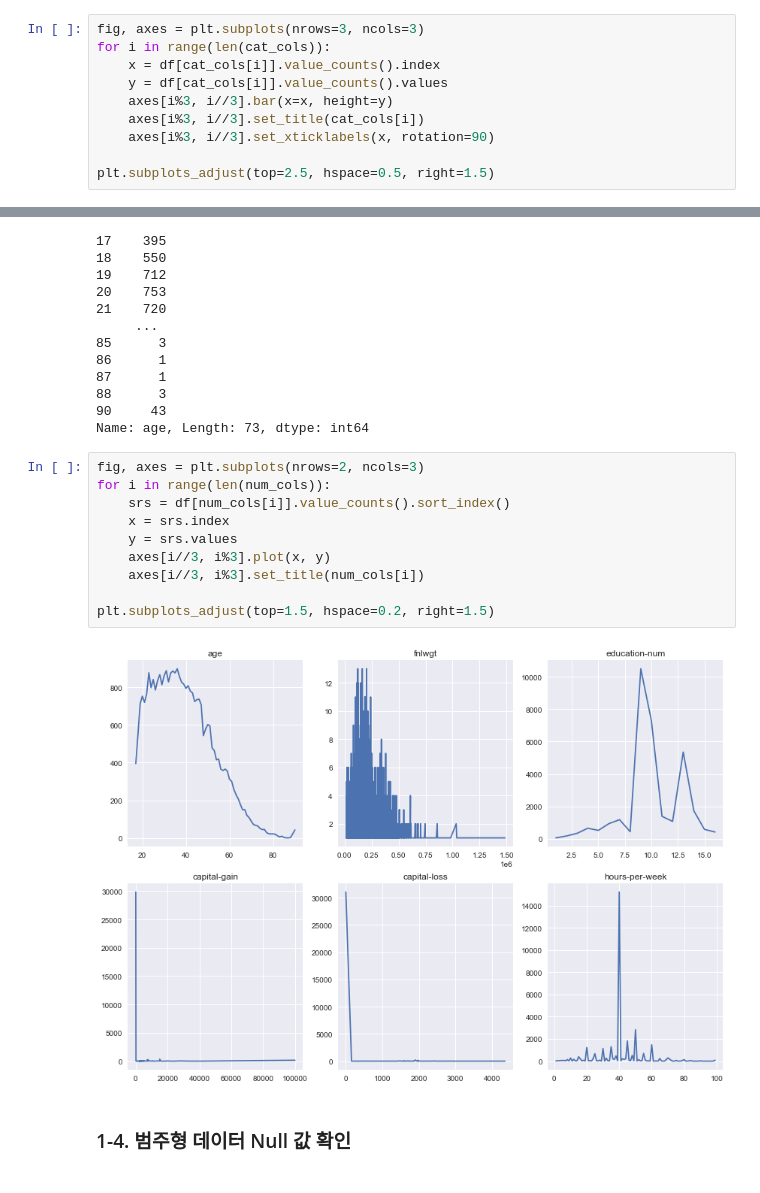
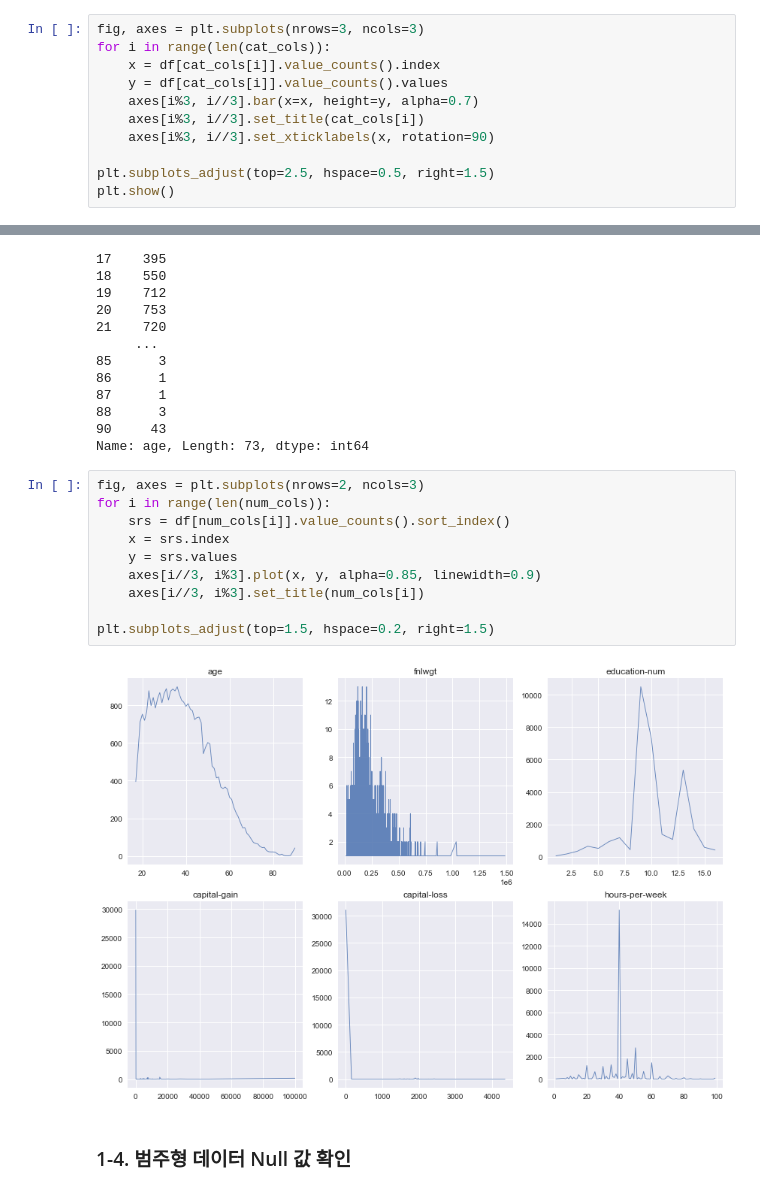
Before and after one commit to sw-song/py_finance_practice, a Jupyter notebook: history/14/predict_income.ipynb, the cells around one changed output, grey strips where cells are left out. Drawn from its saved outputs; the diff is of its cells as text.

```diff
--- a/00_10_predict_income/predict_income.ipynb
+++ b/history/14/predict_income.ipynb
@@ -112,9 +126,10 @@ fig, axes = plt.subplots(nrows=3, ncols=3)
 for i in range(len(cat_cols)):
     x = df[cat_cols[i]].value_counts().index
     y = df[cat_cols[i]].value_counts().values
-    axes[i%3, i//3].bar(x=x, height=y)
+    axes[i%3, i//3].bar(x=x, height=y, alpha=0.7)
     axes[i%3, i//3].set_title(cat_cols[i])
     axes[i%3, i//3].set_xticklabels(x, rotation=90)
 
 plt.subplots_adjust(top=2.5, hspace=0.5, right=1.5)
+plt.show()
 # %% [output]
@@ -170,15 +185,15 @@ Name: age, Length: 73, dtype: int64
 # %%
 fig, axes = plt.subplots(nrows=2, ncols=3)
 for i in range(len(num_cols)):
     srs = df[num_cols[i]].value_counts().sort_index()
     x = srs.index
     y = srs.values
-    axes[i//3, i%3].plot(x, y)
+    axes[i//3, i%3].plot(x, y, alpha=0.85, linewidth=0.9)
     axes[i//3, i%3].set_title(num_cols[i])
 
 plt.subplots_adjust(top=1.5, hspace=0.2, right=1.5)
 # %% [output]
-[figure, old version]
+[figure, new version]
 # %% [markdown]
 ### 1-4. 범주형 데이터 Null 값 확인
 # %%
```
Also changed, not shown: parts of 16 cells of this notebook, 29 other files.
